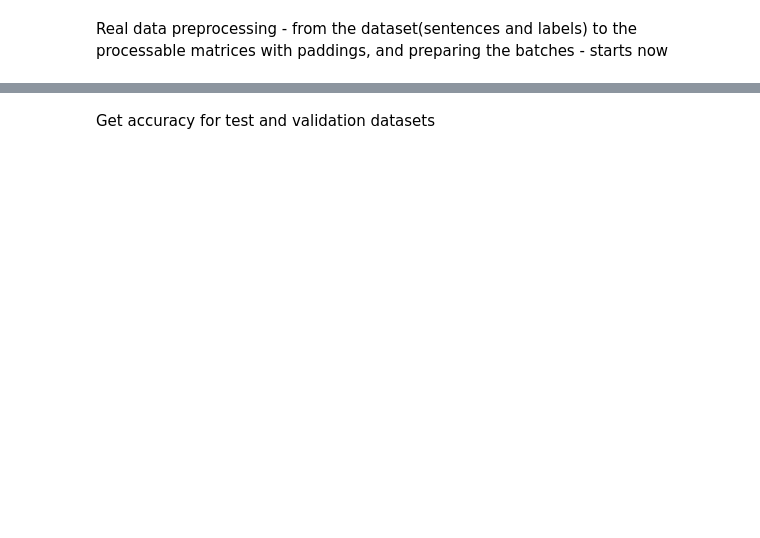
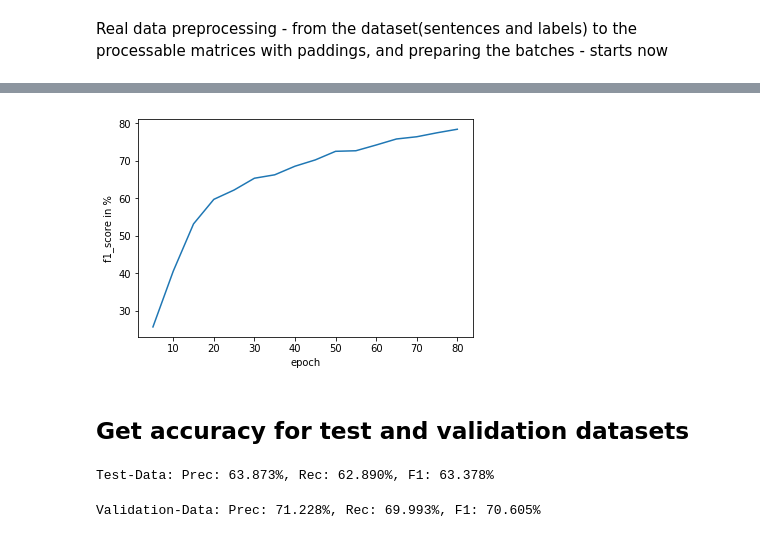
Before and after one commit to DeepLearningOTH/Assignment2, a Jupyter notebook: _SimpleModel/simplemodel.ipynb, the cells around one changed output, grey strips where cells are left out. Cells and saved outputs as stored; diff of their text form; code cells hidden in the pictures; blank space fills up the shorter version.

Commit message:
added lstm model as simple model, added learnrate while learning and a learning-graph

```diff
--- a/_SimpleModel/simplemodel.ipynb
+++ b/_SimpleModel/simplemodel.ipynb
@@ -210,3 +208,8 @@ epochs = 50
+# %%
+# Define common variables
+
+epochs = 80
+num_train_f1score_details = 16 # this is how often the f1score will be calculated and displayed while training (example: 50 epochs and this value = 10 will result in displaying the scores in epoch 5, 10, 15, 20, 25, 30, 35, 40, 45, 50)
 # %%
 # define how to learn the tagging of the dataset
 
@@ -434,0 +469,5 @@ def compute_f1(predictions, correct, idx2Label):
+# %%
+# define array to save f1_scores during training to get an impression of the training quality
+
+score_per_time = np.zeros(num_train_f1score_details) # in the epochs defined by num_train_f1score_details (see calculation above) the f1_score can be saved here
+score_per_time
@@ -434,0 +476,17 @@ def compute_f1(predictions, correct, idx2Label):
+# %%
+index = 0
+for epoch in range(epochs):
+    print("Epoch %d/%d"%(epoch,epochs))
+    a = Progbar(len(train_batch_len))
+    for i,batch in enumerate(iterate_minibatches(train_batch,train_batch_len)):
+        labels, tokens, casing,char = batch
+        model.train_on_batch([tokens, casing,char], labels)
+
+        a.update(i)
+    if epoch % (epochs/num_train_f1score_details) == (epochs/num_train_f1score_details)-1:
+        predLabels, correctLabels = tag_dataset(train_batch)
+        precision_train, recall_train, f1_train= compute_f1(predLabels, correctLabels, idx2Label)
+        score_per_time[index] = f1_train
+        index = index + 1
+        print("Prec: %.3f%%, Rec: %.3f%%, F1: %.3f%%" % (precision_train*100, recall_train*100, f1_train*100))
+    print(' ')
@@ -435,18 +511,35 @@ def compute_f1(predictions, correct, idx2Label):
+# %%
+# plot f1_score of training result
+
+ydata = score_per_time
+xdata = np.zeros(len(ydata))
+for i in range(0,num_train_f1score_details):
+    xdata[i] = (i+1)*(epochs/num_train_f1score_details)
+plt.plot(xdata,ydata*100)
+plt.ylabel('f1_score in %')
+plt.xlabel('epoch')
+plt.show()
+# %% [output]
+[figure, added]
 # %% [markdown]
- Get accuracy for test and validation datasets
+## Get accuracy for test and validation datasets
 # %%
 # Predict labels for test dataset
 predLabels, correctLabels = tag_dataset(test_batch)
 # %%
 # print the accuracy of test dataset
 
-pre_test, rec_test, f1_test= compute_f1(predLabels, correctLabels, idx2Label)
-print("Test-Data: Prec: %.3f%%, Rec: %.3f%%, F1: %.3f%%" % (pre_test*100, rec_test*100, f1_test*100))
+precision_test, recall_test, f1_test= compute_f1(predLabels, correctLabels, idx2Label)
+print("Test-Data: Prec: %.3f%%, Rec: %.3f%%, F1: %.3f%%" % (precision_test*100, recall_test*100, f1_test*100))
+# %% [output]
+Test-Data: Prec: 63.873%, Rec: 62.890%, F1: 63.378%
 # %%
 #   Performance on validation dataset
 predLabels, correctLabels = tag_dataset(dev_batch)
 # %%
 # print the accuracy of validation dataset
 
-pre_dev, rec_dev, f1_dev = compute_f1(predLabels, correctLabels, idx2Label)
-print("Test-Data: Prec: %.3f%%, Rec: %.3f%%, F1: %.3f%%" % (pre_dev*100, rec_dev*100, f1_dev*100))
+precision_dev, recall_dev, f1_dev = compute_f1(predLabels, correctLabels, idx2Label)
+print("Validation-Data: Prec: %.3f%%, Rec: %.3f%%, F1: %.3f%%" % (precision_dev*100, recall_dev*100, f1_dev*100))
+# %% [output]
+Validation-Data: Prec: 71.228%, Rec: 69.993%, F1: 70.605%
```
Also changed, not shown: parts of 15 cells of this notebook.
